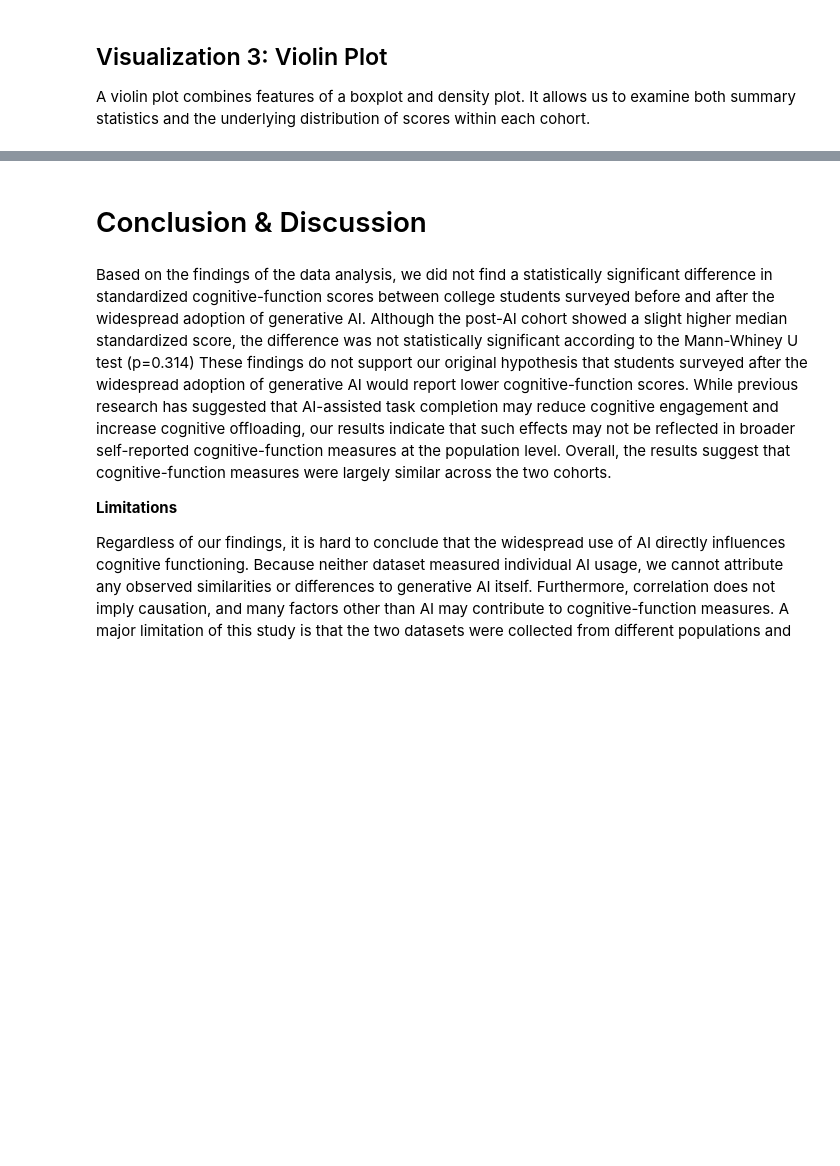
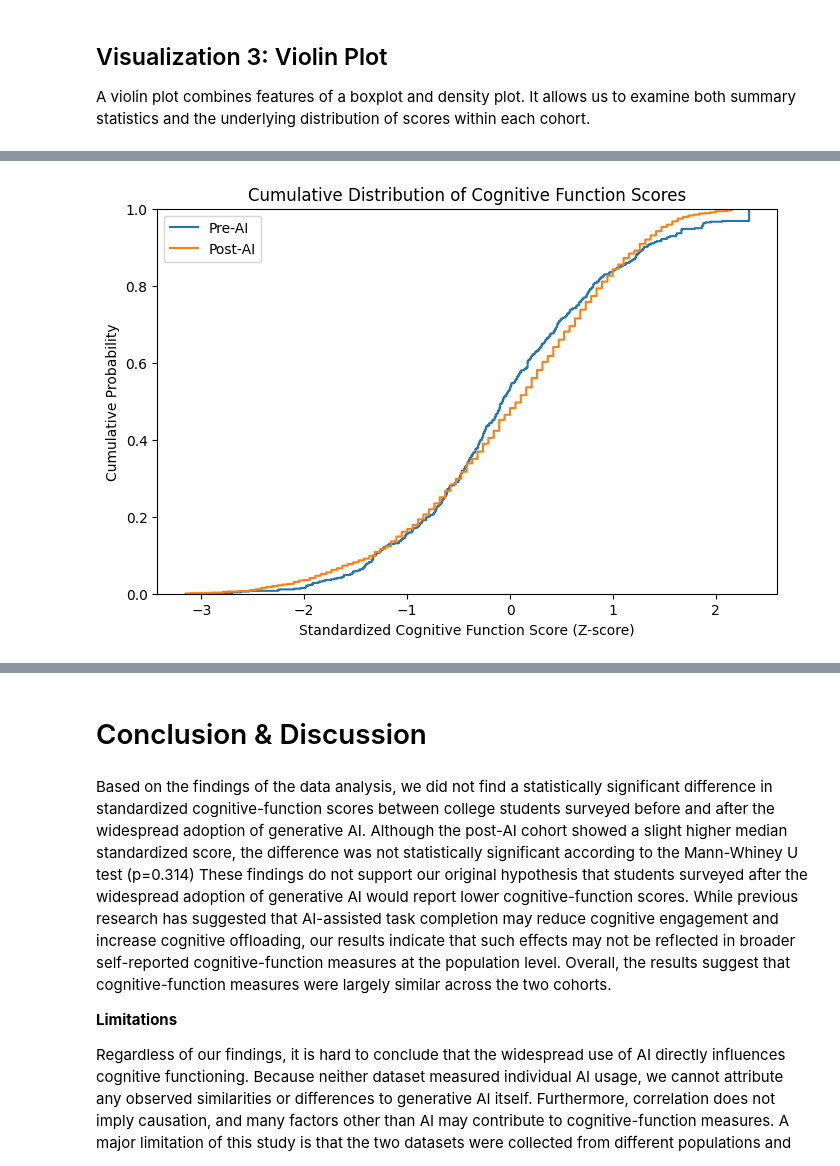
Before and after one commit to aiho8/Gen-AI, a Jupyter notebook: FinalProject-GroupXYZ.ipynb, the cells around one changed output, grey strips where cells are left out. Drawn from its saved outputs; the diff is of its cells as text; code cells hidden in the pictures; blank space fills up the shorter version.

```diff
--- a/FinalProject-GroupXYZ.ipynb
+++ b/FinalProject-GroupXYZ.ipynb
@@ -273,0 +316,15 @@ plt.show()
+# %%
+
+plt.figure(figsize=(8,5))
+
+sns.ecdfplot(pre_z, label="Pre-AI")
+sns.ecdfplot(post_z, label="Post-AI")
+
+plt.xlabel("Standardized Cognitive Function Score (Z-score)")
+plt.ylabel("Cumulative Probability")
+plt.title("Cumulative Distribution of Cognitive Function Scores")
+plt.legend()
+
+plt.show()
+# %% [output]
+[figure, added]
```
Also changed, not shown: parts of 13 cells of this notebook.
